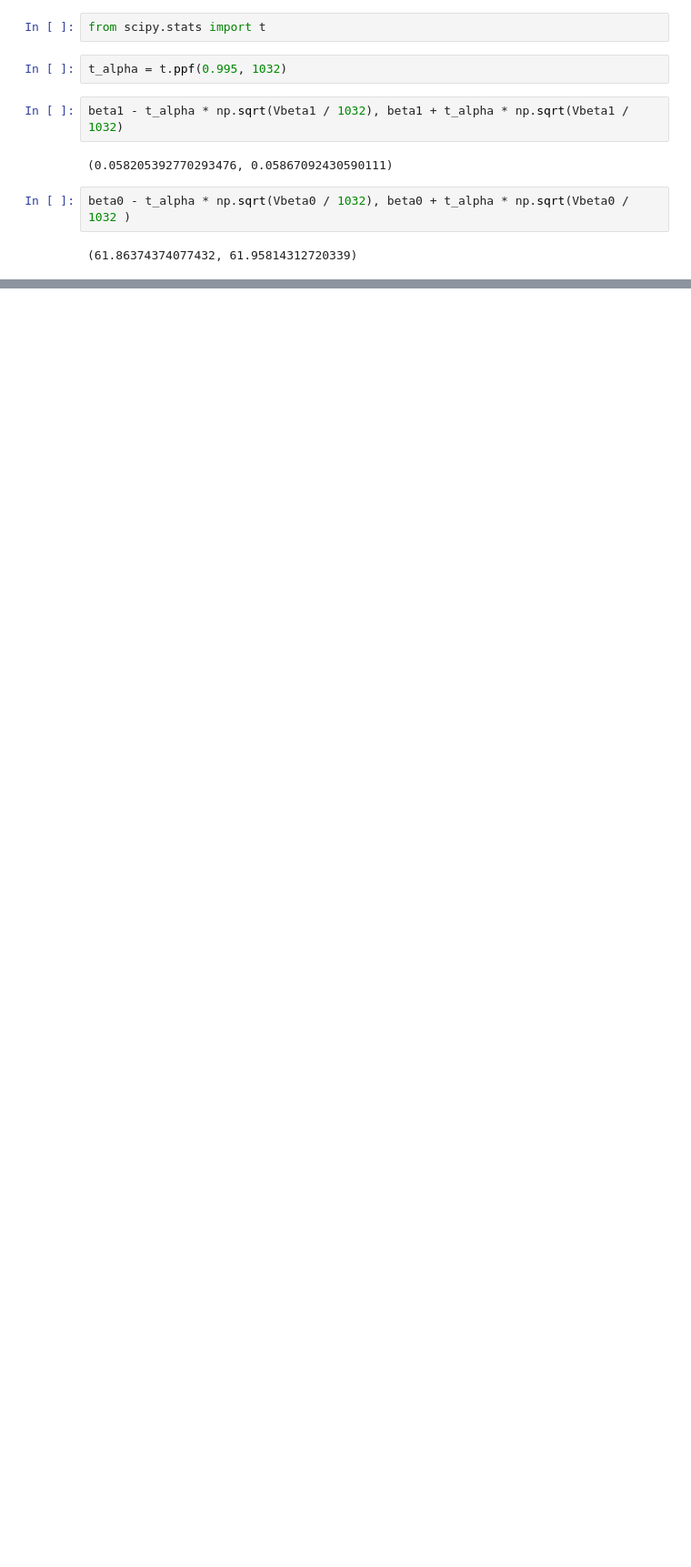
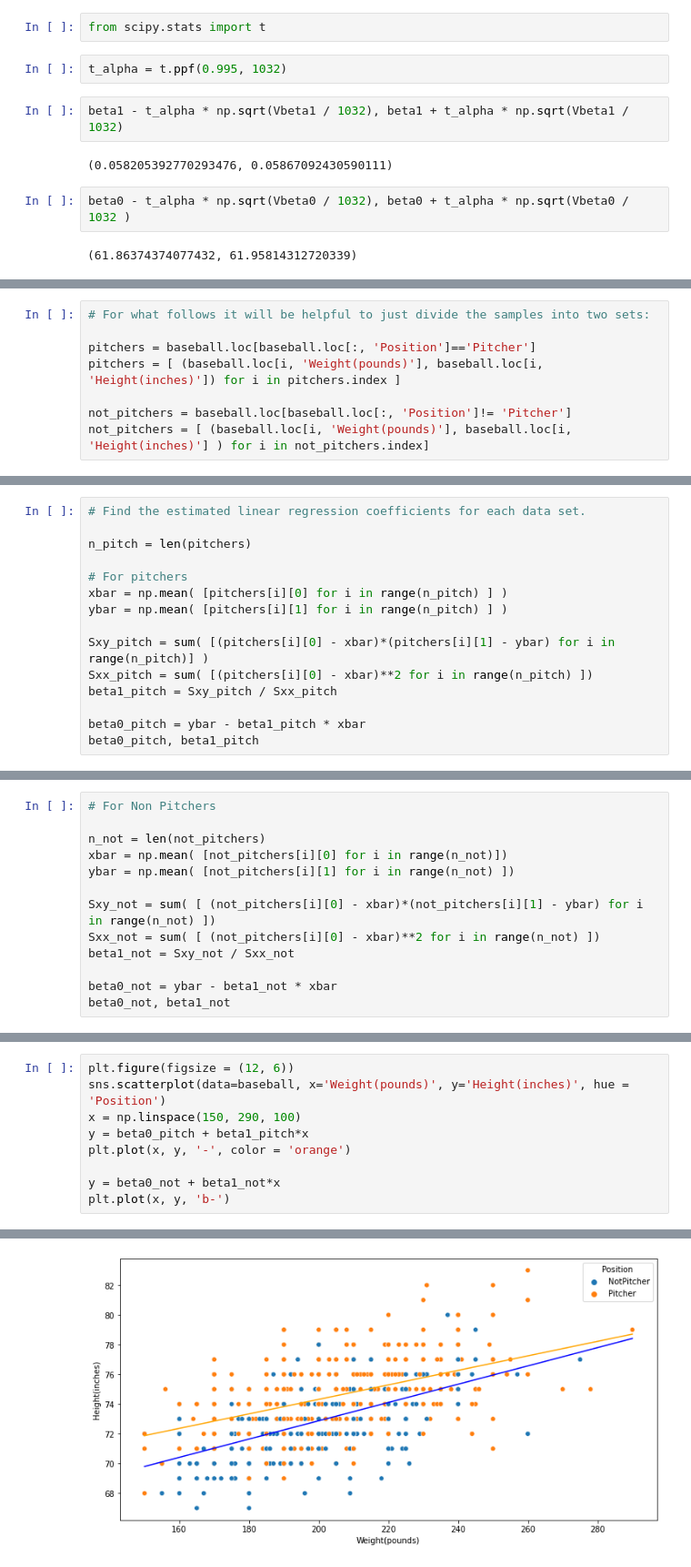
Before and after one commit to virgilpierce/MATH_351, a Jupyter notebook: 4-6 Returning to Correlation.ipynb, the cells around one changed output, grey strips where cells are left out. Shown: that part at 91% size. Saved outputs shown, nothing was run; the diff lists cells and outputs as text; blank space fills up the shorter version.

```diff
--- a/4-6 Returning to Correlation.ipynb
+++ b/4-6 Returning to Correlation.ipynb
@@ -404,0 +415,8 @@ beta0 - t_alpha * np.sqrt(Vbeta0 / 1032), beta0 + t_alpha * np.sqrt(Vbeta0 / 103
+# %%
+# For what follows it will be helpful to just divide the samples into two sets:
+
+pitchers = baseball.loc[baseball.loc[:, 'Position']=='Pitcher']
+pitchers = [ (baseball.loc[i, 'Weight(pounds)'], baseball.loc[i, 'Height(inches)']) for i in pitchers.index ]
+
+not_pitchers = baseball.loc[baseball.loc[:, 'Position']!= 'Pitcher']
+not_pitchers = [ (baseball.loc[i, 'Weight(pounds)'], baseball.loc[i, 'Height(inches)'] ) for i in not_pitchers.index]
@@ -404,0 +429,15 @@ beta0 - t_alpha * np.sqrt(Vbeta0 / 1032), beta0 + t_alpha * np.sqrt(Vbeta0 / 103
+# %%
+# Find the estimated linear regression coefficients for each data set.
+
+n_pitch = len(pitchers)
+
+# For pitchers
+xbar = np.mean( [pitchers[i][0] for i in range(n_pitch) ] )
+ybar = np.mean( [pitchers[i][1] for i in range(n_pitch) ] )
+
+Sxy_pitch = sum( [(pitchers[i][0] - xbar)*(pitchers[i][1] - ybar) for i in range(n_pitch)] )
+Sxx_pitch = sum( [(pitchers[i][0] - xbar)**2 for i in range(n_pitch) ])
+beta1_pitch = Sxy_pitch / Sxx_pitch
+
+beta0_pitch = ybar - beta1_pitch * xbar
+beta0_pitch, beta1_pitch
@@ -404,0 +446,13 @@ beta0 - t_alpha * np.sqrt(Vbeta0 / 1032), beta0 + t_alpha * np.sqrt(Vbeta0 / 103
+# %%
+# For Non Pitchers
+
+n_not = len(not_pitchers)
+xbar = np.mean( [not_pitchers[i][0] for i in range(n_not)])
+ybar = np.mean( [not_pitchers[i][1] for i in range(n_not) ])
+
+Sxy_not = sum( [ (not_pitchers[i][0] - xbar)*(not_pitchers[i][1] - ybar) for i in range(n_not) ])
+Sxx_not = sum( [ (not_pitchers[i][0] - xbar)**2 for i in range(n_not) ])
+beta1_not = Sxy_not / Sxx_not
+
+beta0_not = ybar - beta1_not * xbar
+beta0_not, beta1_not
@@ -404,0 +461,10 @@ beta0 - t_alpha * np.sqrt(Vbeta0 / 1032), beta0 + t_alpha * np.sqrt(Vbeta0 / 103
+# %%
+plt.figure(figsize = (12, 6))
+sns.scatterplot(data=baseball, x='Weight(pounds)', y='Height(inches)', hue = 'Position')
+x = np.linspace(150, 290, 100)
+y = beta0_pitch + beta1_pitch*x
+plt.plot(x, y, '-', color = 'orange')
+
+y = beta0_not + beta1_not*x
+plt.plot(x, y, 'b-')
+# %% [output]
@@ -404,0 +472 @@ beta0 - t_alpha * np.sqrt(Vbeta0 / 1032), beta0 + t_alpha * np.sqrt(Vbeta0 / 103
+[figure, added]
```
Also changed, not shown: parts of 12 cells of this notebook.
